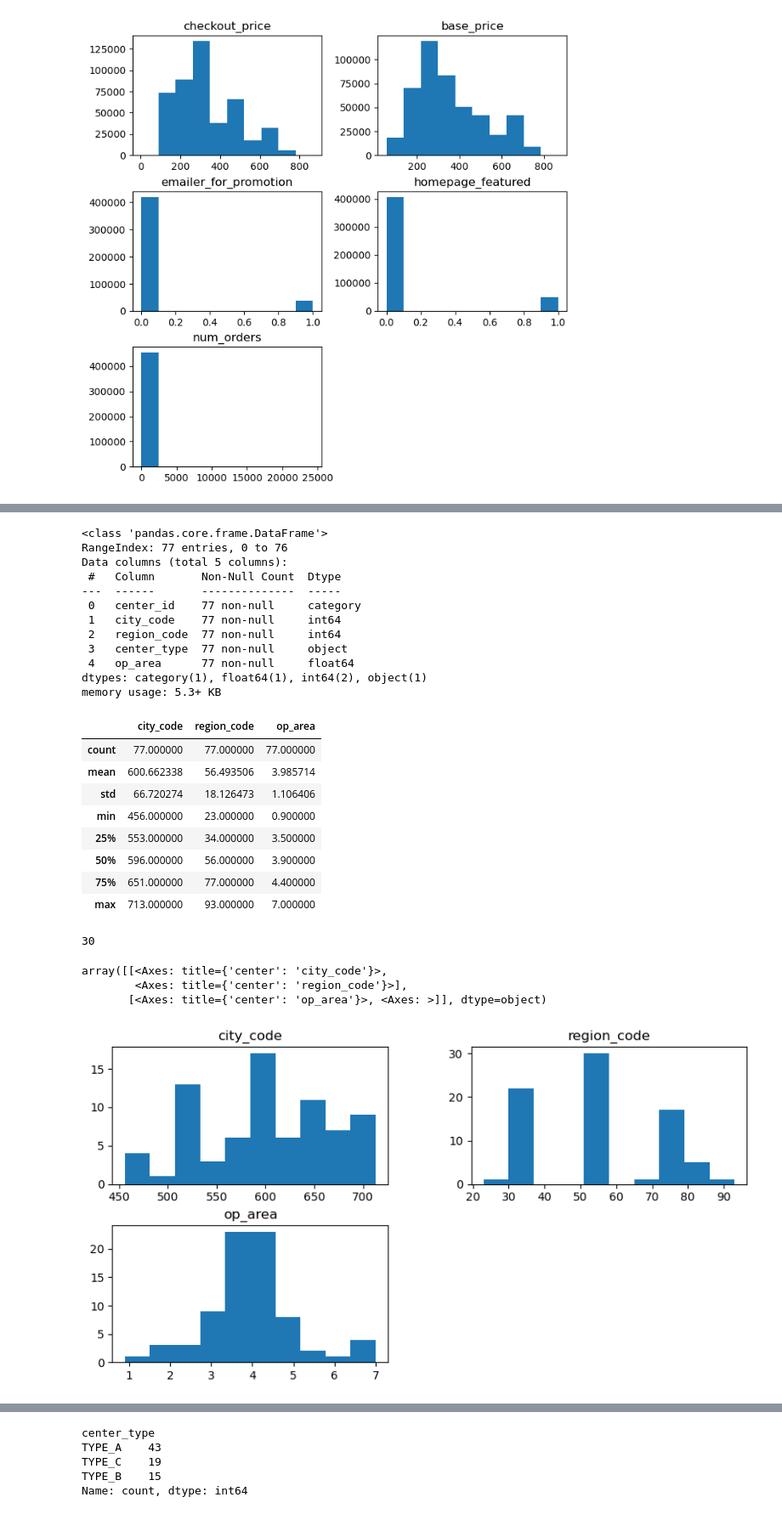
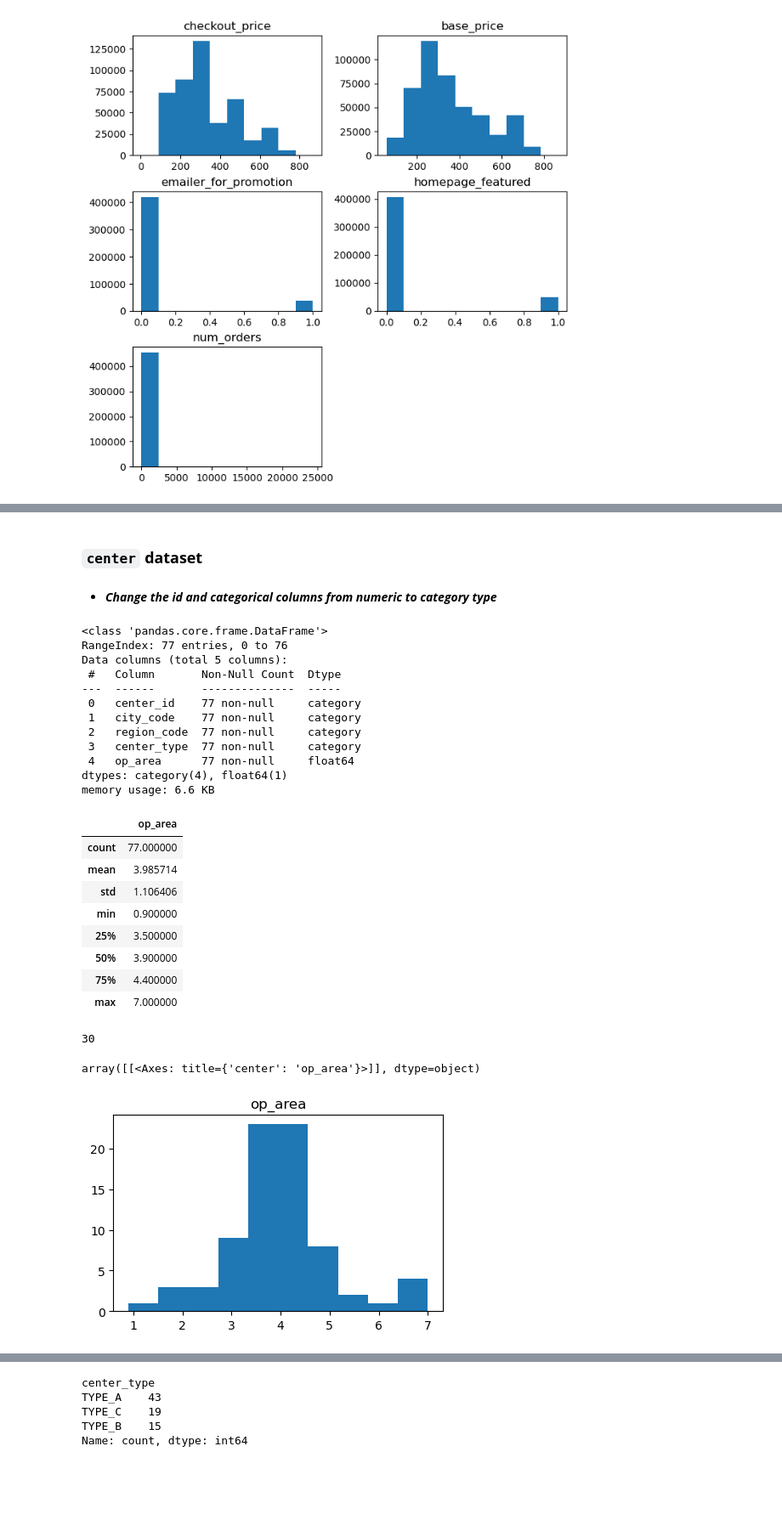
Before and after one commit to ndhomse/food-demand-forecasting, a Jupyter notebook: notebook/Food-Demand-Forecasting.ipynb, the cells around one changed output, grey strips where cells are left out. Shown at 85% size. Drawn from its saved outputs; the diff is of its cells as text; code cells hidden in the pictures; blank space fills up the shorter version.

```diff
--- a/notebook/Food-Demand-Forecasting.ipynb
+++ b/notebook/Food-Demand-Forecasting.ipynb
@@ -284,5 +281,9 @@ array([[<Axes: title={'center': 'checkout_price'}>,
+# %% [markdown]
+### **`center` dataset**
+# %% [markdown]
+* ***Change the id and categorical columns from numeric to category type***
 # %%
-center_info[['center_id']] = center_info[['center_id']].astype('category')
+center_info[['center_id', 'city_code', 'region_code', 'center_type']] = center_info[['center_id', 'city_code', 'region_code', 'center_type']].astype('category')
 center_info.info()
 # %% [output]
 <class 'pandas.core.frame.DataFrame'>
@@ -291,32 +292,30 @@ Data columns (total 5 columns):
  #   Column       Non-Null Count  Dtype
 ---  ------       --------------  -----
  0   center_id    77 non-null     category
- 1   city_code    77 non-null     int64
- 2   region_code  77 non-null     int64
- 3   center_type  77 non-null     object
+ 1   city_code    77 non-null     category
+ 2   region_code  77 non-null     category
+ 3   center_type  77 non-null     category
  4   op_area      77 non-null     float64
-dtypes: category(1), float64(1), int64(2), object(1)
-memory usage: 5.3+ KB
+dtypes: category(4), float64(1)
+memory usage: 6.6 KB
 # %%
 center_info.describe()
 # %% [output]
-|  | city_code | region_code | op_area |
-| count | 77.000000 | 77.000000 | 77.000000 |
-| mean | 600.662338 | 56.493506 | 3.985714 |
-| std | 66.720274 | 18.126473 | 1.106406 |
-| min | 456.000000 | 23.000000 | 0.900000 |
-| 25% | 553.000000 | 34.000000 | 3.500000 |
-| 50% | 596.000000 | 56.000000 | 3.900000 |
-| 75% | 651.000000 | 77.000000 | 4.400000 |
-| max | 713.000000 | 93.000000 | 7.000000 |
+|  | op_area |
+| count | 77.000000 |
+| mean | 3.985714 |
+| std | 1.106406 |
+| min | 0.900000 |
+| 25% | 3.500000 |
+| 50% | 3.900000 |
+| 75% | 4.400000 |
+| max | 7.000000 |
 # %%
 center_info.op_area.nunique()
 # %% [output]
 30
 # %%
-center_info.hist(figsize = (10, 5), grid = False)
+center_info.hist(figsize = (5, 3), grid = False)
 # %% [output]
-array([[<Axes: title={'center': 'city_code'}>,
-        <Axes: title={'center': 'region_code'}>],
-       [<Axes: title={'center': 'op_area'}>, <Axes: >]], dtype=object)
+array([[<Axes: title={'center': 'op_area'}>]], dtype=object)
-[figure, old version]
+[figure, new version]
```
Also changed, not shown: parts of 128 cells of this notebook, 1 other file.
